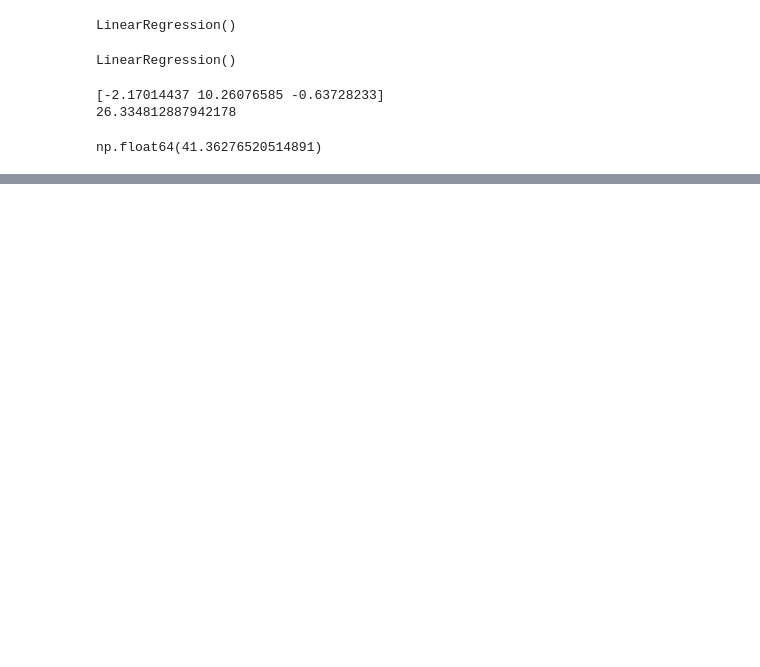
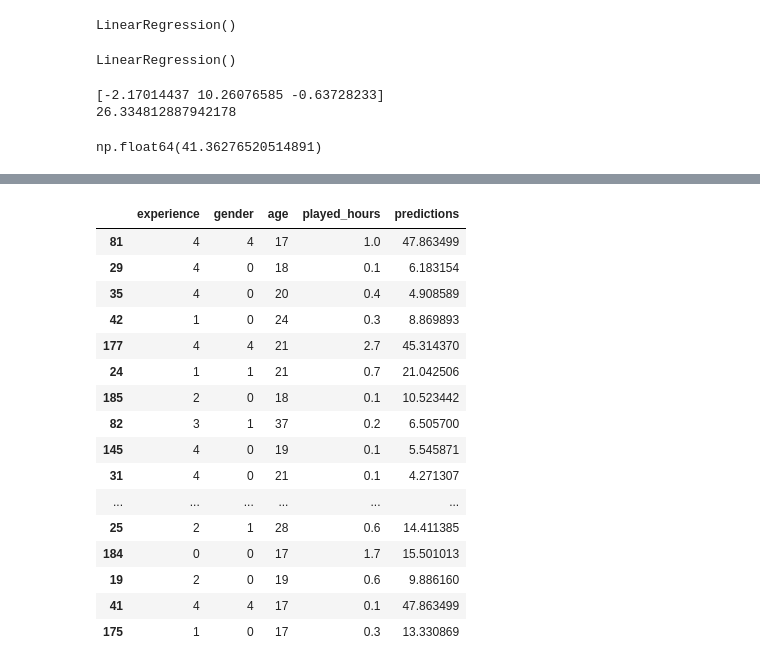
Before and after one commit to mayubi7/dsci-100-project, a Jupyter notebook: dsci_100_fin_project.ipynb, the cells around one changed output, grey strips where cells are left out. Saved outputs shown, nothing was run; the diff lists cells and outputs as text; code cells hidden in the pictures; blank space fills up the shorter version.

```diff
--- a/dsci_100_fin_project.ipynb
+++ b/dsci_100_fin_project.ipynb
@@ -182,0 +196,22 @@ array([47.86349925,  6.18315353,  4.90858887,  8.86989269, 45.31436994,
+# %%
+#Testing set
+test_pred = players_testing.assign(predictions=lm_fit.predict(X_test_play))
+test_pred
+# %% [output]
+|  | experience | gender | age | played_hours | predictions |
+| 81 | 4 | 4 | 17 | 1.0 | 47.863499 |
+| 29 | 4 | 0 | 18 | 0.1 | 6.183154 |
+| 35 | 4 | 0 | 20 | 0.4 | 4.908589 |
+| 42 | 1 | 0 | 24 | 0.3 | 8.869893 |
+| 177 | 4 | 4 | 21 | 2.7 | 45.314370 |
+| 24 | 1 | 1 | 21 | 0.7 | 21.042506 |
+| 185 | 2 | 0 | 18 | 0.1 | 10.523442 |
+| 82 | 3 | 1 | 37 | 0.2 | 6.505700 |
+| 145 | 4 | 0 | 19 | 0.1 | 5.545871 |
+| 31 | 4 | 0 | 21 | 0.1 | 4.271307 |
+| ... | ... | ... | ... | ... | ... |
+| 25 | 2 | 1 | 28 | 0.6 | 14.411385 |
+| 184 | 0 | 0 | 17 | 1.7 | 15.501013 |
+| 19 | 2 | 0 | 19 | 0.6 | 9.886160 |
+| 41 | 4 | 4 | 17 | 0.1 | 47.863499 |
+| 175 | 1 | 0 | 17 | 0.3 | 13.330869 |
```
Also changed, not shown: parts of 5 cells of this notebook.
